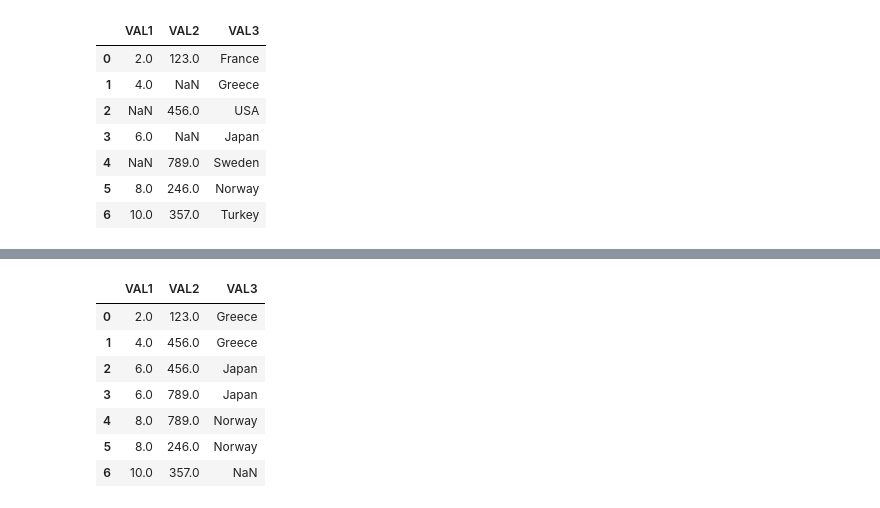
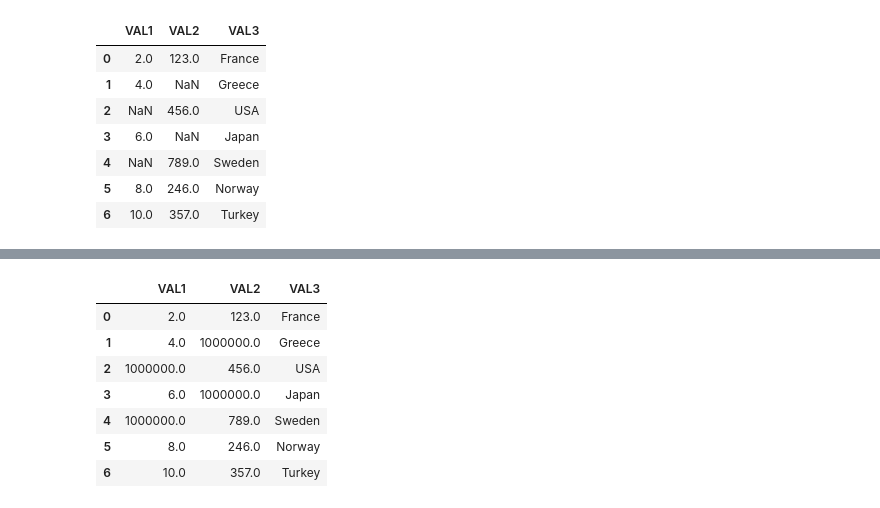
Before and after one commit to mahoretushar/data_science_and_machine_learning, a Jupyter notebook: 02_pandas/01_pandas_notebook_1.ipynb, the cells around one changed output, grey strips where cells are left out. Cells and saved outputs as stored; diff of their text form; code cells hidden in the pictures.

```diff
--- a/02_pandas/01_pandas_notebook_1.ipynb
+++ b/02_pandas/01_pandas_notebook_1.ipynb
@@ -1276,11 +1324,11 @@ df.fillna(method = "bfill")
-# %%
-df.fillna(method = "backfill")
-# %% [output]
-|  | VAL1 | VAL2 | VAL3 |
-| 0 | 2.0 | 123.0 | Greece |
-| 1 | 4.0 | 456.0 | Greece |
-| 2 | 6.0 | 456.0 | Japan |
-| 3 | 6.0 | 789.0 | Japan |
-| 4 | 8.0 | 789.0 | Norway |
-| 5 | 8.0 | 246.0 | Norway |
-| 6 | 10.0 | 357.0 | NaN |
+# %%
+df.fillna(1000000)
+# %% [output]
+|  | VAL1 | VAL2 | VAL3 |
+| 0 | 2.0 | 123.0 | France |
+| 1 | 4.0 | 1000000.0 | Greece |
+| 2 | 1000000.0 | 456.0 | USA |
+| 3 | 6.0 | 1000000.0 | Japan |
+| 4 | 1000000.0 | 789.0 | Sweden |
+| 5 | 8.0 | 246.0 | Norway |
+| 6 | 10.0 | 357.0 | Turkey |
```
Also changed, not shown: parts of 175 cells of this notebook, 4 other files.
